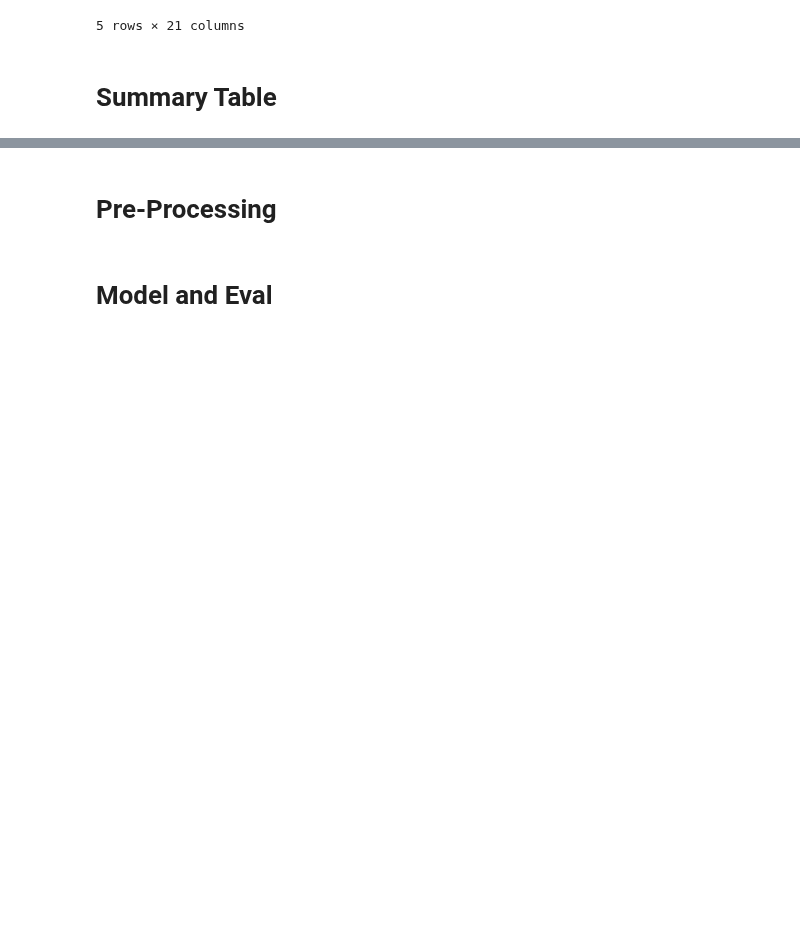
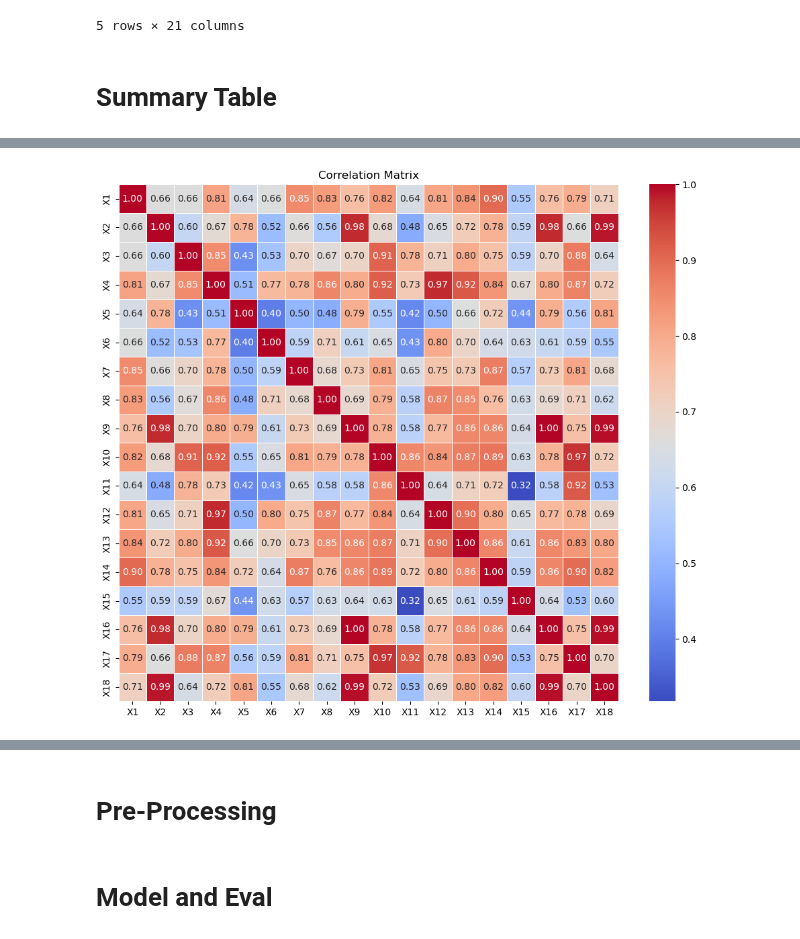
Before and after one commit to utkarshx27/Kaggle-Work-ML-Models, a Jupyter notebook: american-companies-bankruptcy-prediction.ipynb, the cells around one changed output, grey strips where cells are left out. Cells and saved outputs as stored; diff of their text form; code cells hidden in the pictures; blank space fills up the shorter version.

```diff
--- a/american-companies-bankruptcy-prediction.ipynb
+++ b/american-companies-bankruptcy-prediction.ipynb
@@ -97,3 +95,14 @@ data shape: (78682, 21)
 | X16 | float64 | 0 | 0.0 | 68596 | -1964.999 | 511729.0 | 1024.333 | 874.255 | 638.721 |
 | X17 | float64 | 0 | 0.0 | 64640 | 0.001 | 337980.0 | 401.483 | 361.642 | 399.964 |
 | X18 | float64 | 0 | 0.0 | 70840 | -317.197 | 481580.0 | 935.302 | 809.888 | 611.514 |
+# %%
+variables = ['X1', 'X2', 'X3', 'X4', 'X5', 'X6', 'X7', 'X8', 'X9', 'X10', 'X11', 'X12', 'X13', 'X14', 'X15', 'X16', 'X17', 'X18']
+data = df[variables]
+correlation_matrix = data.corr()
+plt.figure(figsize=(12, 10))
+sns.heatmap(correlation_matrix, annot=True, cmap='coolwarm', fmt=".2f", linewidths=0.5)
+plt.title('Correlation Matrix')
+
+plt.show()
+# %% [output]
+[figure, added]
```
Also changed, not shown: parts of 4 cells of this notebook.
